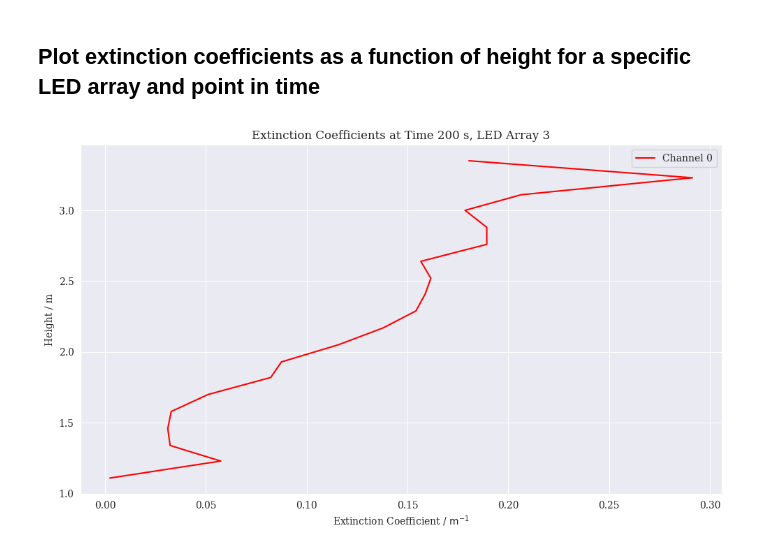
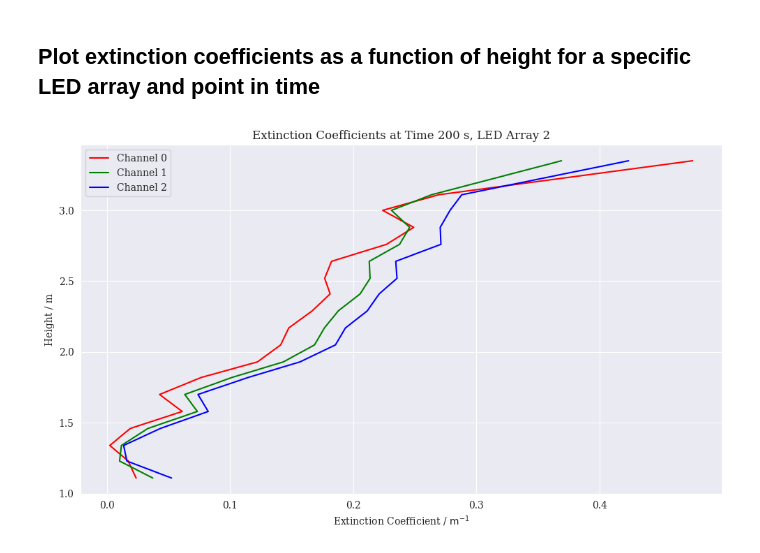
Before and after one commit to FireDynamics/LEDSmokeAnalysis, a Jupyter notebook: examples/postprocessing.ipynb, the cells around one changed output. Drawn from its saved outputs; the diff is of its cells as text; code cells hidden in the pictures.

```diff
--- a/examples/postprocessing.ipynb
+++ b/examples/postprocessing.ipynb
@@ -158,27 +158,30 @@ plt.tight_layout()
 # %%
 # Parameters
 time = 200  # Time point to analyze in seconds
-channel = 0  # RGB channels
 window = 3  # Size of moving average window
-led_array_id = 3  # LED array to analyze
+led_array_id = 2  # LED array to analyze
+color_channels = [0, 1, 2]  # RGB channels
 
 # Create figure
 fig, ax = plt.subplots(figsize=(10, 6))
 
-# Get extinction coefficients at specified time
-extco = sim.get_extco_at_time(channel=channel, time=time, window=window, yaxis='height')
+# Plot extinction coefficients for each channel
+for channel in color_channels:
+    # Get extinction coefficients at specified time
+    extco = sim.get_extco_at_time(channel=channel, time=time, window=window, yaxis='height')
 
-# Plot with line style
-ax.plot(extco.iloc[:, led_array_id], extco.index,
-        color='red',
-        label=f'Channel {channel}')
+    # Plot with different colors for each channel
+    colors = ['red', 'green', 'blue']
+    ax.plot(extco.iloc[:, led_array_id], extco.index,
+            color=colors[channel],
+            label=f'Channel {channel}')
 
 ax.set_xlabel('Extinction Coefficient / $\mathrm{m^{-1}}$')
 ax.set_ylabel('Height / m')
 ax.set_title(f'Extinction Coefficients at Time {time} s, LED Array {led_array_id}')
 ax.grid(True)
 ax.legend()
 plt.tight_layout()
 plt.show()
 # %% [output]
-[figure, old version]
+[figure, new version]
```
